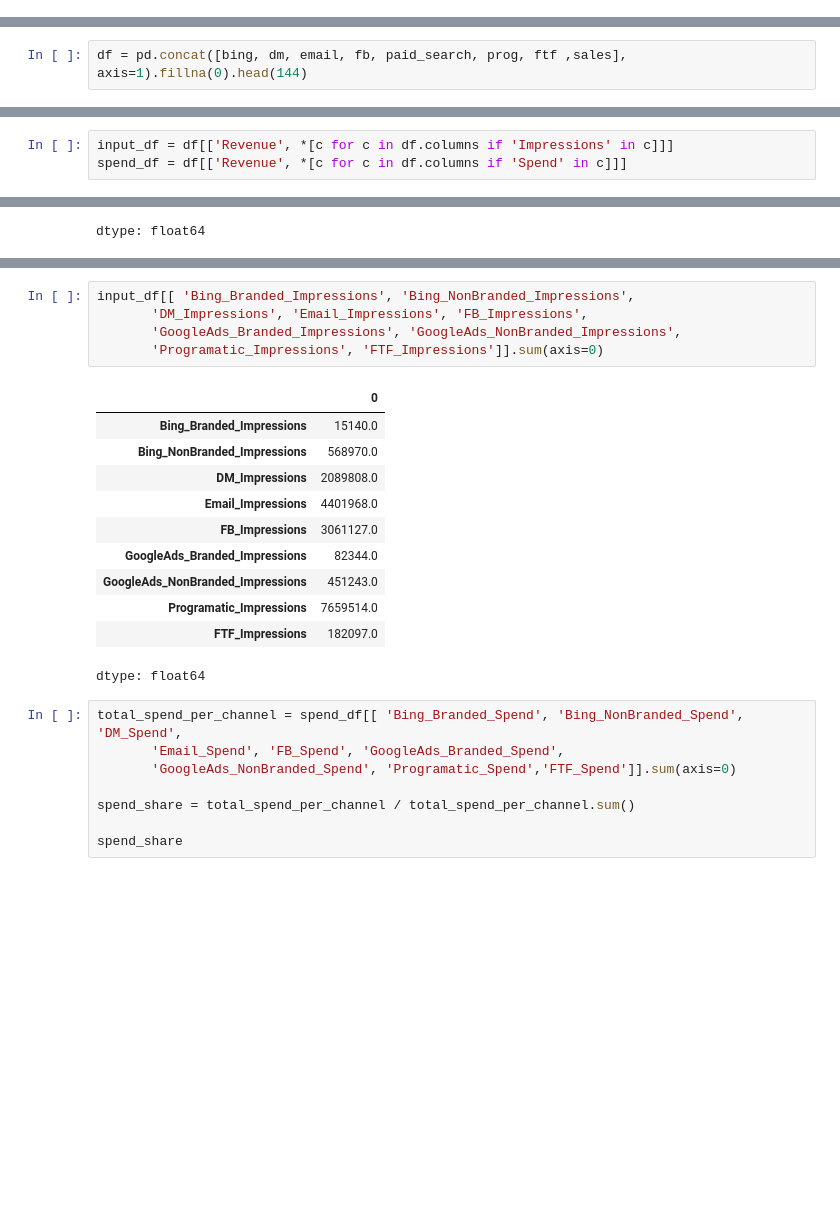
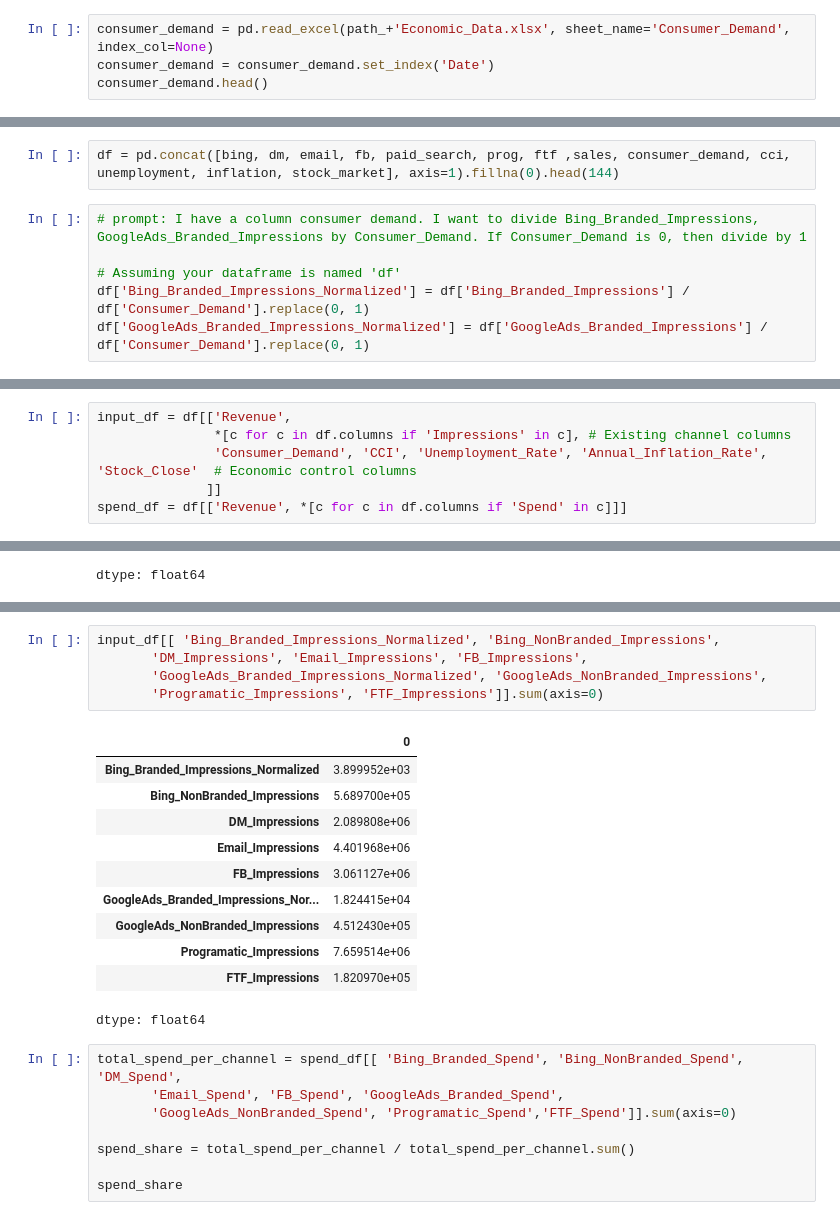
Before and after one commit to jenboland/DailyKnowledge, a Jupyter notebook: Another_copy_of_MMM_pymc_Dec2024_spend_input.ipynb, the cells around one changed output, grey strips where cells are left out. Saved outputs shown, nothing was run; the diff lists cells and outputs as text; blank space fills up the shorter version.

```diff
--- a/Another_copy_of_MMM_pymc_Dec2024_spend_input.ipynb
+++ b/Another_copy_of_MMM_pymc_Dec2024_spend_input.ipynb
@@ -63,0 +118,4 @@ ftf = ftf.rename(columns={'calls':'FTF_Impressions', 'funds':'FTF_Spend'})
+# %%
+consumer_demand = pd.read_excel(path_+'Economic_Data.xlsx', sheet_name='Consumer_Demand', index_col=None)
+consumer_demand = consumer_demand.set_index('Date')
+consumer_demand.head()
@@ -64,2 +130,8 @@ ftf = ftf.rename(columns={'calls':'FTF_Impressions', 'funds':'FTF_Spend'})
 # %%
-df = pd.concat([bing, dm, email, fb, paid_search, prog, ftf ,sales], axis=1).fillna(0).head(144)
+df = pd.concat([bing, dm, email, fb, paid_search, prog, ftf ,sales, consumer_demand, cci, unemployment, inflation, stock_market], axis=1).fillna(0).head(144)
+# %%
+# prompt: I have a column consumer demand. I want to divide Bing_Branded_Impressions, GoogleAds_Branded_Impressions by Consumer_Demand. If Consumer_Demand is 0, then divide by 1
+
+# Assuming your dataframe is named 'df'
+df['Bing_Branded_Impressions_Normalized'] = df['Bing_Branded_Impressions'] / df['Consumer_Demand'].replace(0, 1)
+df['GoogleAds_Branded_Impressions_Normalized'] = df['GoogleAds_Branded_Impressions'] / df['Consumer_Demand'].replace(0, 1)
@@ -83,5 +170,8 @@ df
 # %%
-input_df = df[['Revenue', *[c for c in df.columns if 'Impressions' in c]]]
+input_df = df[['Revenue',
+               *[c for c in df.columns if 'Impressions' in c], # Existing channel columns
+               'Consumer_Demand', 'CCI', 'Unemployment_Rate', 'Annual_Inflation_Rate', 'Stock_Close'  # Economic control columns
+              ]]
 spend_df = df[['Revenue', *[c for c in df.columns if 'Spend' in c]]]
 # %%
 input_df
@@ -189,20 +303,20 @@ Index(['Revenue', 'Bing_Branded_Impressions', 'Bing_NonBranded_Impressions',
       dtype='object')
 # %%
-input_df[[ 'Bing_Branded_Impressions', 'Bing_NonBranded_Impressions',
+input_df[[ 'Bing_Branded_Impressions_Normalized', 'Bing_NonBranded_Impressions',
        'DM_Impressions', 'Email_Impressions', 'FB_Impressions',
-       'GoogleAds_Branded_Impressions', 'GoogleAds_NonBranded_Impressions',
+       'GoogleAds_Branded_Impressions_Normalized', 'GoogleAds_NonBranded_Impressions',
        'Programatic_Impressions', 'FTF_Impressions']].sum(axis=0)
 # %% [output]
 |  | 0 |
-| Bing_Branded_Impressions | 15140.0 |
-| Bing_NonBranded_Impressions | 568970.0 |
-| DM_Impressions | 2089808.0 |
-| Email_Impressions | 4401968.0 |
-| FB_Impressions | 3061127.0 |
-| GoogleAds_Branded_Impressions | 82344.0 |
-| GoogleAds_NonBranded_Impressions | 451243.0 |
-| Programatic_Impressions | 7659514.0 |
-| FTF_Impressions | 182097.0 |
+| Bing_Branded_Impressions_Normalized | 3.899952e+03 |
+| Bing_NonBranded_Impressions | 5.689700e+05 |
+| DM_Impressions | 2.089808e+06 |
+| Email_Impressions | 4.401968e+06 |
+| FB_Impressions | 3.061127e+06 |
+| GoogleAds_Branded_Impressions_Nor... | 1.824415e+04 |
+| GoogleAds_NonBranded_Impressions | 4.512430e+05 |
+| Programatic_Impressions | 7.659514e+06 |
+| FTF_Impressions | 1.820970e+05 |
 dtype: float64
 # %%
 total_spend_per_channel = spend_df[[ 'Bing_Branded_Spend', 'Bing_NonBranded_Spend', 'DM_Spend',
```
Also changed, not shown: parts of 30 cells of this notebook.
